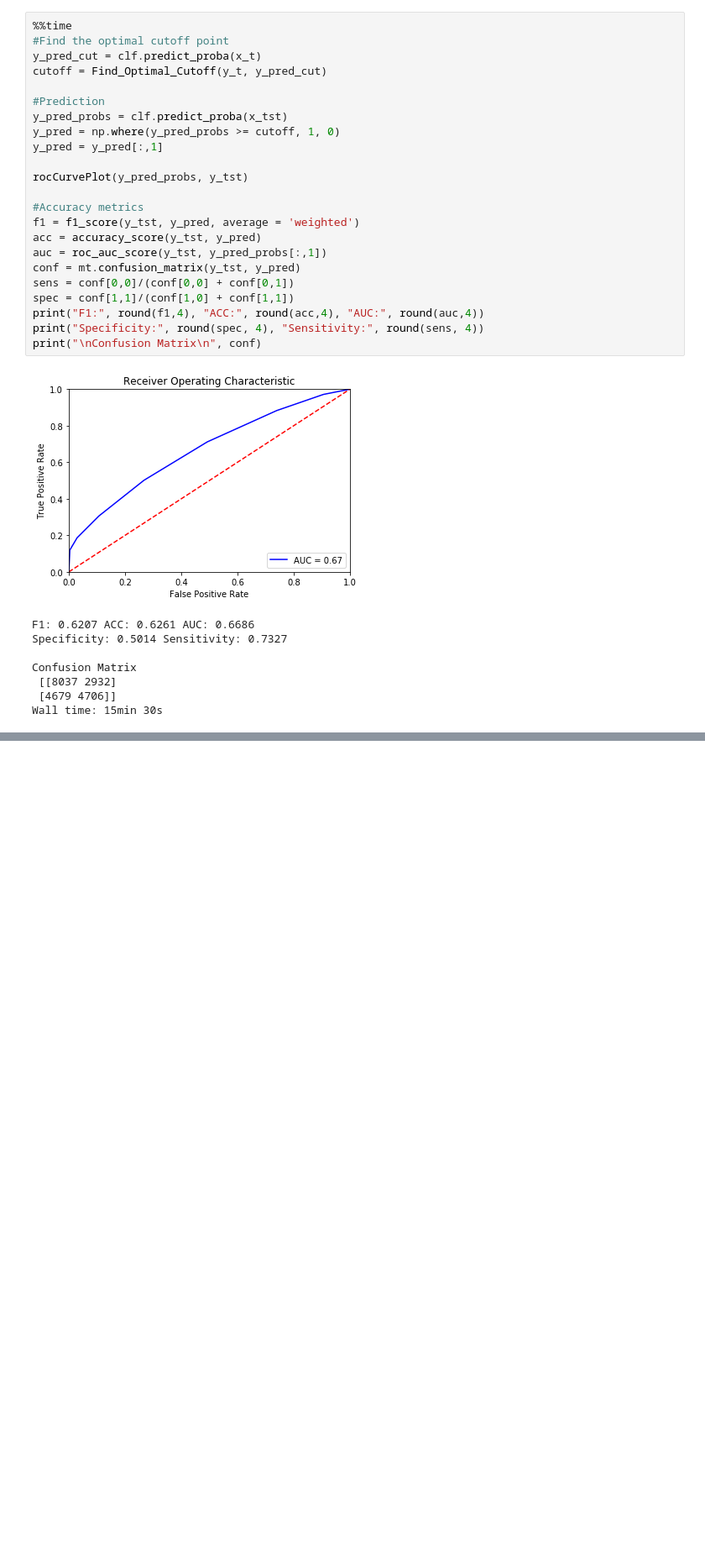
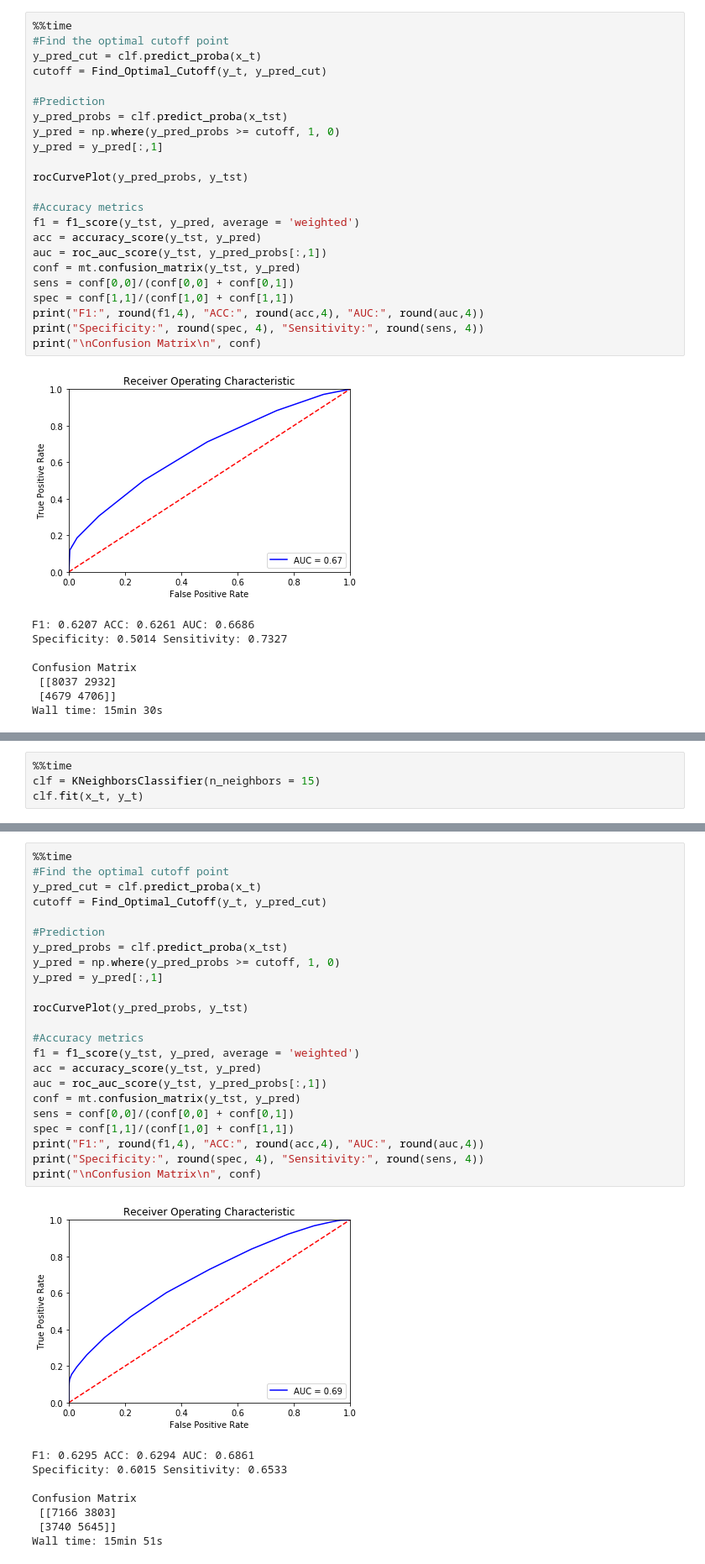
Before and after one commit to mltran2017/MSDS7331, a Jupyter notebook: notebook/Lab2/7331_ZG_KNN_tmp2_full.ipynb, the cells around one changed output, grey strips where cells are left out. Shown at 84% size. Drawn from its saved outputs; the diff is of its cells as text; blank space fills up the shorter version.

```diff
--- a/notebook/Lab2/7331_ZG_KNN_tmp2_full.ipynb
+++ b/notebook/Lab2/7331_ZG_KNN_tmp2_full.ipynb
@@ -303,0 +306,4 @@ Wall time: 15min 30s
+# %%
+%%time
+clf = KNeighborsClassifier(n_neighbors = 15)
+clf.fit(x_t, y_t)
@@ -303,0 +312,32 @@ Wall time: 15min 30s
+# %%
+%%time
+#Find the optimal cutoff point
+y_pred_cut = clf.predict_proba(x_t)
+cutoff = Find_Optimal_Cutoff(y_t, y_pred_cut)
+
+#Prediction
+y_pred_probs = clf.predict_proba(x_tst)
+y_pred = np.where(y_pred_probs >= cutoff, 1, 0)
+y_pred = y_pred[:,1]
+
+rocCurvePlot(y_pred_probs, y_tst)
+
+#Accuracy metrics
+f1 = f1_score(y_tst, y_pred, average = 'weighted')
+acc = accuracy_score(y_tst, y_pred)
+auc = roc_auc_score(y_tst, y_pred_probs[:,1])
+conf = mt.confusion_matrix(y_tst, y_pred)
+sens = conf[0,0]/(conf[0,0] + conf[0,1])
+spec = conf[1,1]/(conf[1,0] + conf[1,1])
+print("F1:", round(f1,4), "ACC:", round(acc,4), "AUC:", round(auc,4))
+print("Specificity:", round(spec, 4), "Sensitivity:", round(sens, 4))
+print("\nConfusion Matrix\n", conf)
+# %% [output]
+[figure, added]
+F1: 0.6295 ACC: 0.6294 AUC: 0.6861
+Specificity: 0.6015 Sensitivity: 0.6533
+
+Confusion Matrix
+ [[7166 3803]
+ [3740 5645]]
+Wall time: 15min 51s
```
Also changed, not shown: parts of 2 cells of this notebook.
